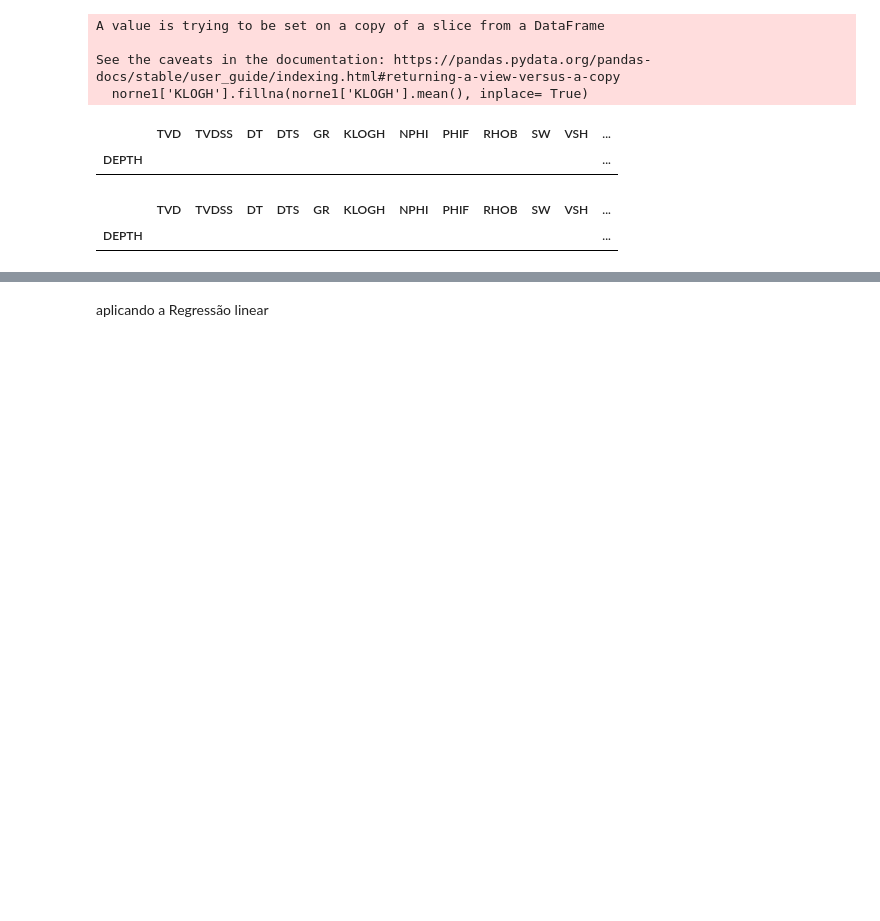
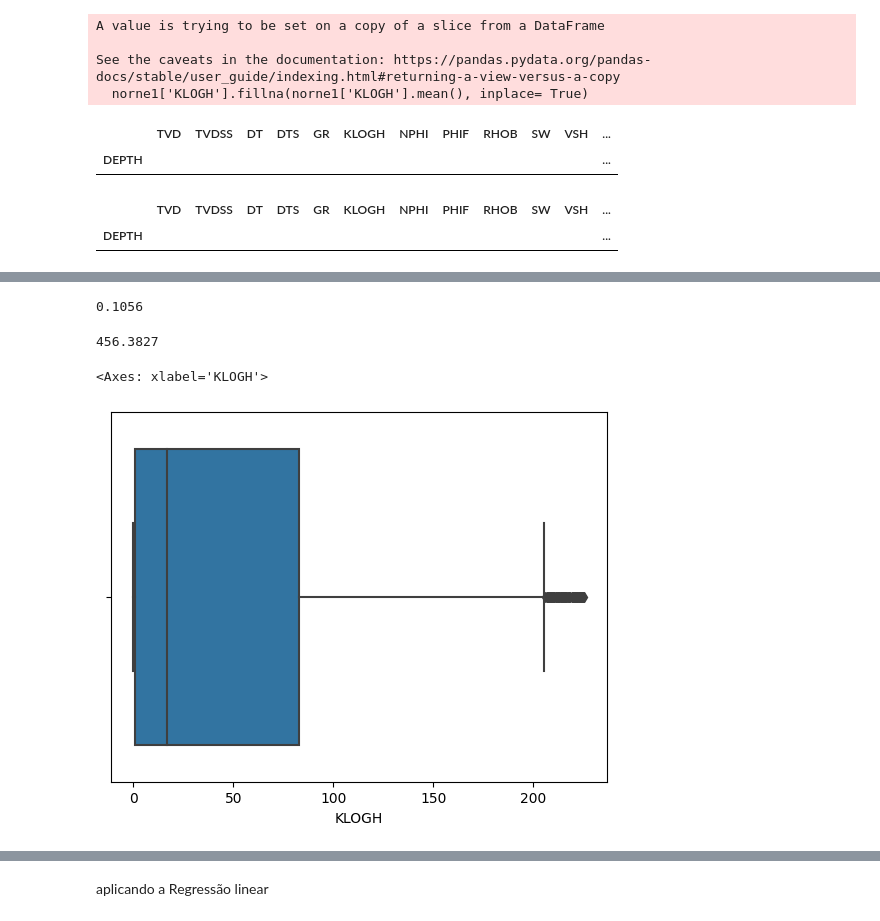
Before and after one commit to Victorjeferson98/c-digos, a Jupyter notebook: pre_processamento.ipynb, the cells around one changed output, grey strips where cells are left out. Cells and saved outputs as stored; diff of their text form; code cells hidden in the pictures; blank space fills up the shorter version.

```diff
--- a/pre_processamento.ipynb
+++ b/pre_processamento.ipynb
@@ -292,0 +380,14 @@ norne1.loc[(norne1['KLOGH'] == 3272.625) | (norne1['KLOGH'] == 3272.750) | (norn
+# %%
+lista_outliers['NPHI'].min()
+# %% [output]
+0.1056
+# %%
+lista_outliers['KLOGH'].min()
+# %% [output]
+456.3827
+# %%
+norne1 = norne1.drop(norne1[norne1['KLOGH'] > 226.3827].index)
+sns.boxplot(data=norne1,x='KLOGH')
+# %% [output]
+<Axes: xlabel='KLOGH'>
+[figure, added]
```
Also changed, not shown: parts of 26 cells of this notebook.
